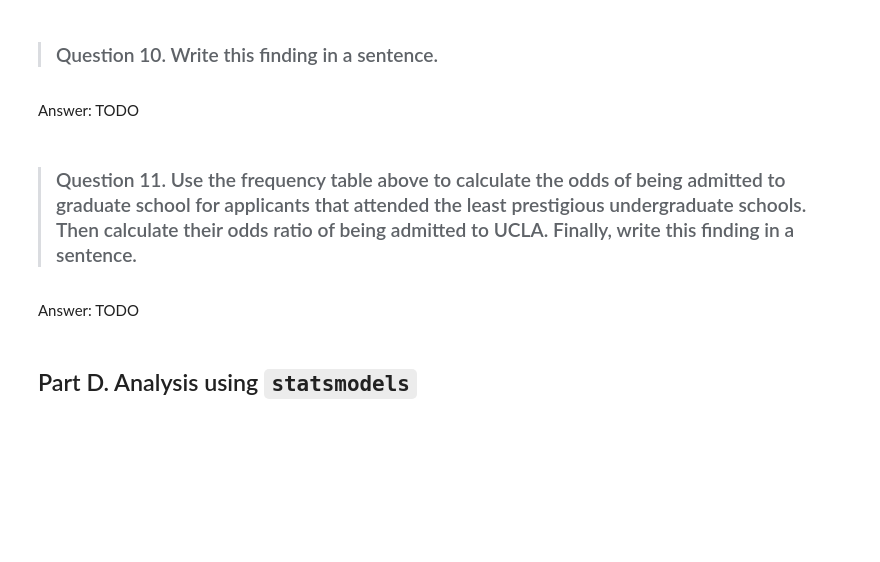
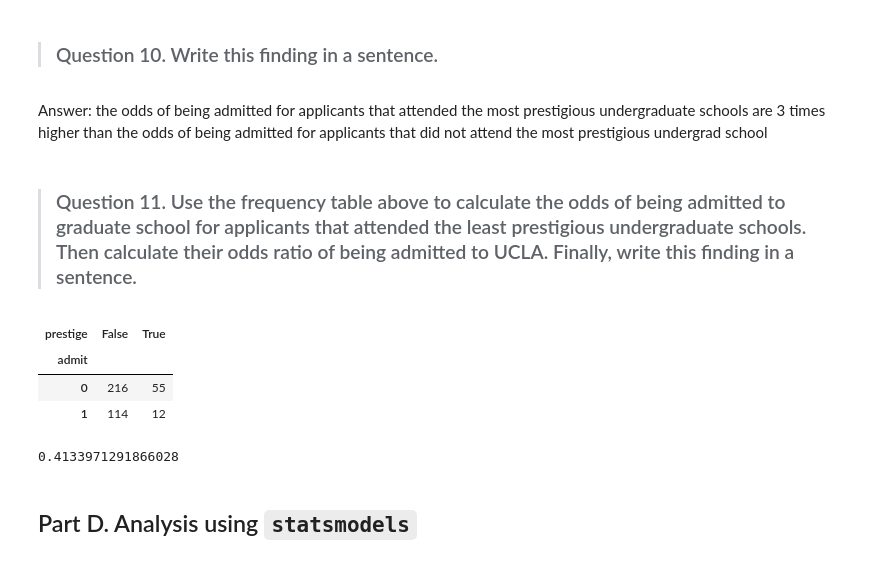
Before and after one commit to phanguyen/DS-SF-36, a Jupyter notebook: unit-project/3/notebooks/unit-project-3-starter-code-TiffanyNguyen-V1.ipynb, the cells around one changed output. Saved outputs shown, nothing was run; the diff lists cells and outputs as text; code cells hidden in the pictures; blank space fills up the shorter version.

```diff
--- a/unit-project/3/notebooks/unit-project-3-starter-code-TiffanyNguyen-V1.ipynb
+++ b/unit-project/3/notebooks/unit-project-3-starter-code-TiffanyNguyen-V1.ipynb
@@ -173,6 +196,7 @@ odds1/not1_odds
 # %% [markdown]
 > ### Question 10.  Write this finding in a sentence.
-# %% [markdown]
-Answer: TODO
+# %% [markdown]
+Answer:
+the odds of being admitted for applicants that attended the most prestigious undergraduate schools are 3 times higher than the odds of being admitted for applicants that did not attend the most prestigious undergrad school
 # %% [markdown]
 > ### Question 11.  Use the frequency table above to calculate the odds of being admitted to graduate school for applicants that attended the least prestigious undergraduate schools.  Then calculate their odds ratio of being admitted to UCLA.  Finally, write this finding in a sentence.
@@ -181,5 +203,17 @@ Answer: TODO
-# %% [markdown]
-Answer: TODO
+# %%
+# TODO
+least_pres_df = pd.crosstab(index=df["admit"], columns=df["prestige"]==4)
+least_pres_df
+# %% [output]
+| prestige | False | True |
+| admit |  |  |
+| 0 | 216 | 55 |
+| 1 | 114 | 12 |
+# %%
+least_pres_odd_ratio = ((float(12)/55))/((float(114)/216))
+least_pres_odd_ratio
+# %% [output]
+0.4133971291866028
 # %% [markdown]
 ## Part D. Analysis using `statsmodels`
 # %% [markdown]
```
Also changed, not shown: parts of 33 cells of this notebook, 5 other files.
